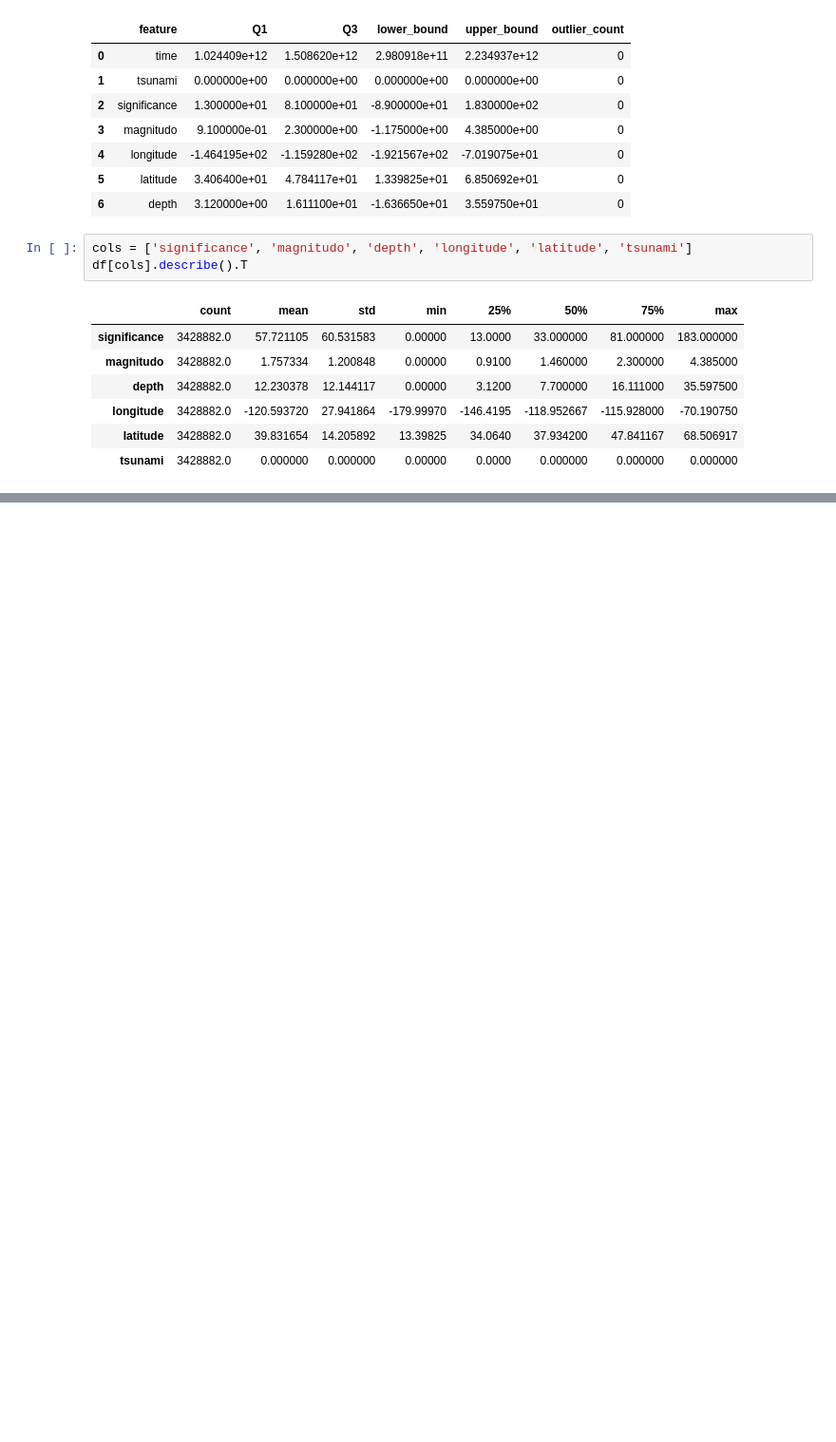
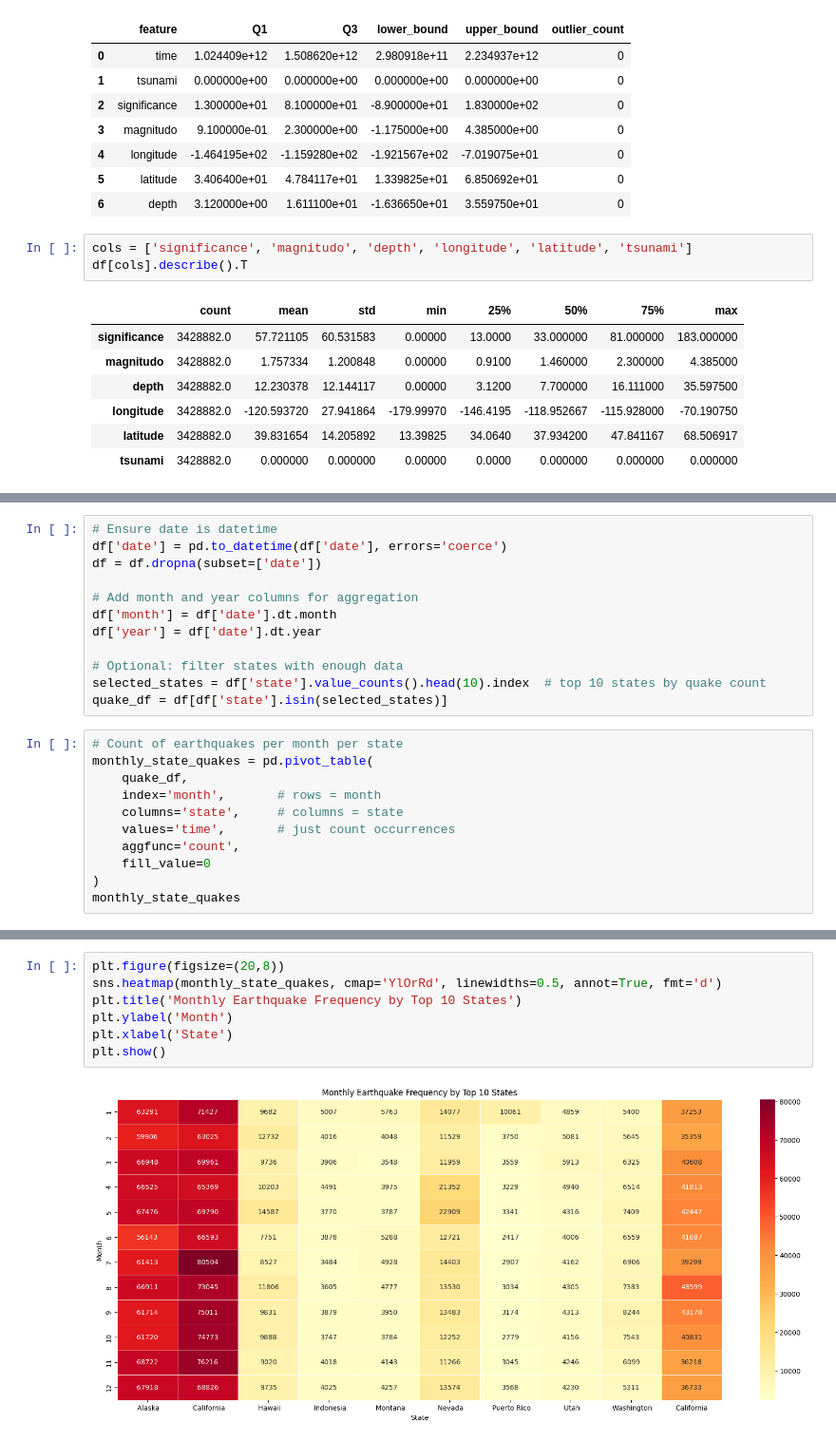
Before and after one commit to MDRobiulhassan/Machine-Learning-Course, a Jupyter notebook: Earthquake_Prediction.ipynb, the cells around one changed output, grey strips where cells are left out. Shown at 95% size. Saved outputs shown, nothing was run; the diff lists cells and outputs as text; blank space fills up the shorter version.

```diff
--- a/Earthquake_Prediction.ipynb
+++ b/Earthquake_Prediction.ipynb
@@ -260,0 +280,23 @@ df[cols].describe().T
+# %%
+# Ensure date is datetime
+df['date'] = pd.to_datetime(df['date'], errors='coerce')
+df = df.dropna(subset=['date'])
+
+# Add month and year columns for aggregation
+df['month'] = df['date'].dt.month
+df['year'] = df['date'].dt.year
+
+# Optional: filter states with enough data
+selected_states = df['state'].value_counts().head(10).index  # top 10 states by quake count
+quake_df = df[df['state'].isin(selected_states)]
+# %%
+# Count of earthquakes per month per state
+monthly_state_quakes = pd.pivot_table(
+    quake_df,
+    index='month',       # rows = month
+    columns='state',     # columns = state
+    values='time',       # just count occurrences
+    aggfunc='count',
+    fill_value=0
+)
+monthly_state_quakes
@@ -260,0 +318,9 @@ df[cols].describe().T
+# %%
+plt.figure(figsize=(20,8))
+sns.heatmap(monthly_state_quakes, cmap='YlOrRd', linewidths=0.5, annot=True, fmt='d')
+plt.title('Monthly Earthquake Frequency by Top 10 States')
+plt.ylabel('Month')
+plt.xlabel('State')
+plt.show()
+# %% [output]
+[figure, added]
```
Also changed, not shown: parts of 17 cells of this notebook.
